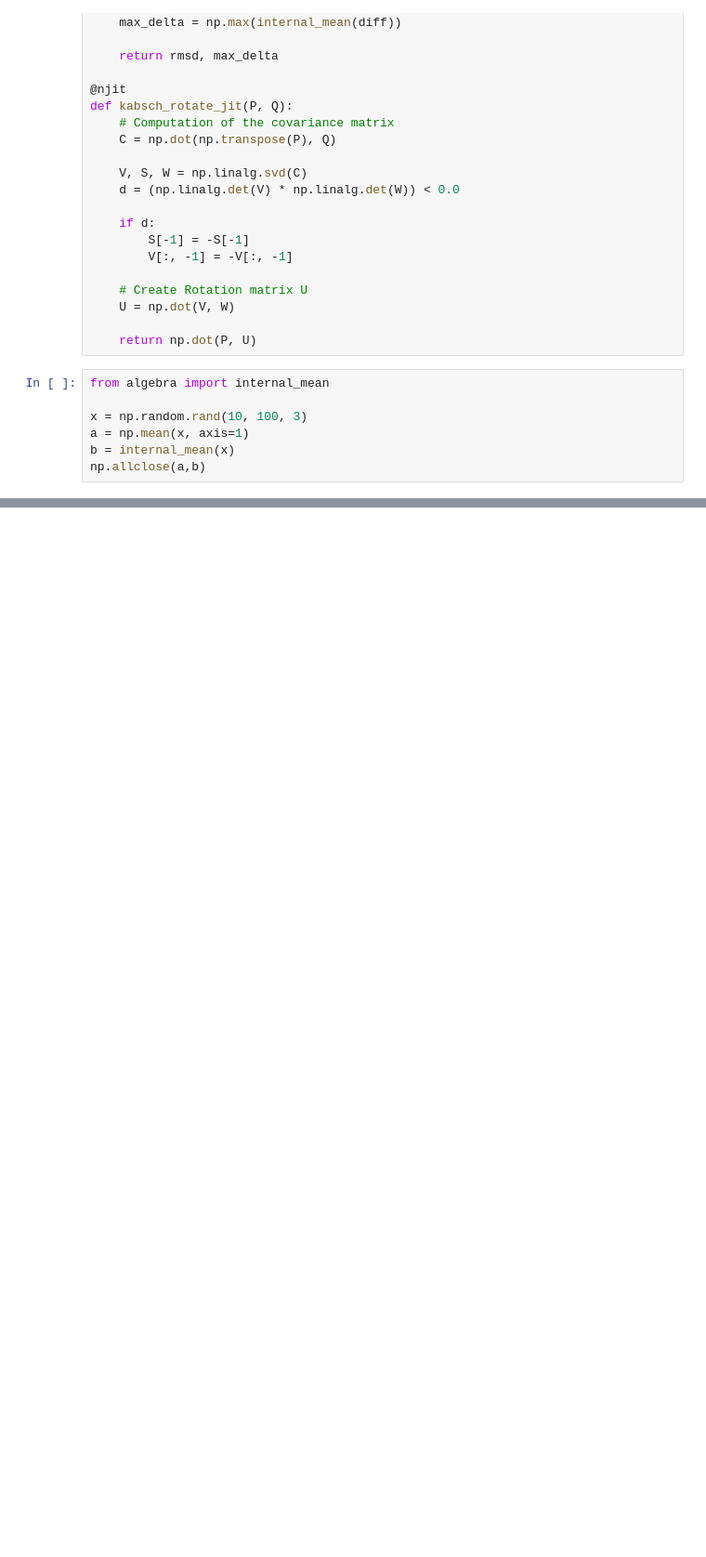
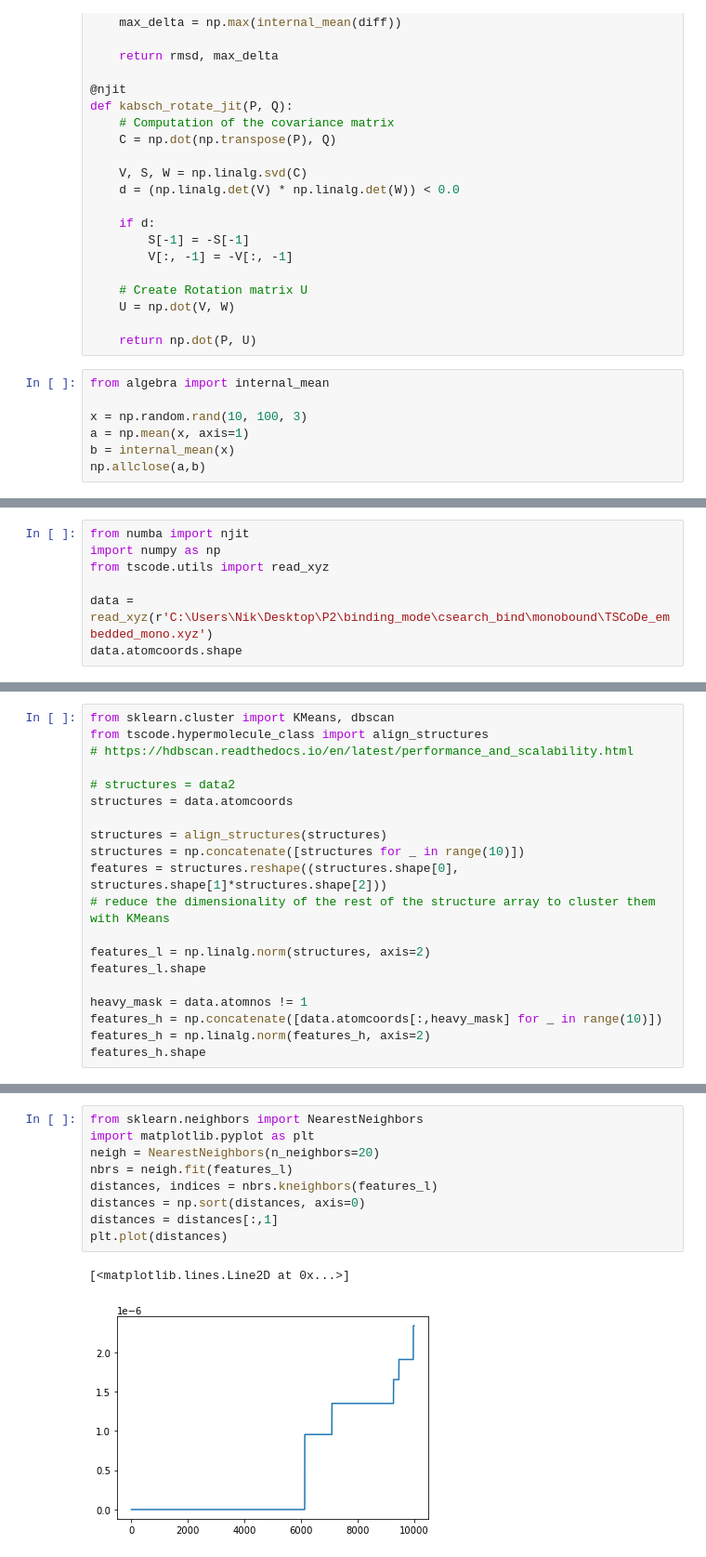
Before and after one commit to ntampellini/TSCoDe, a Jupyter notebook: tscode/test.ipynb, the cells around one changed output, grey strips where cells are left out. Shown at 93% size. Drawn from its saved outputs; the diff is of its cells as text; blank space fills up the shorter version.

```diff
--- a/tscode/test.ipynb
+++ b/tscode/test.ipynb
@@ -192,0 +508,7 @@ ValueError: list.remove(x): x not in list
+# %%
+from numba import njit
+import numpy as np
+from tscode.utils import read_xyz
+
+data = read_xyz(r'C:\Users\Nik\Desktop\P2\binding_mode\csearch_bind\monobound\TSCoDe_embedded_mono.xyz')
+data.atomcoords.shape
@@ -192,0 +523,20 @@ ValueError: list.remove(x): x not in list
+# %%
+from sklearn.cluster import KMeans, dbscan
+from tscode.hypermolecule_class import align_structures
+# https://hdbscan.readthedocs.io/en/latest/performance_and_scalability.html
+
+# structures = data2
+structures = data.atomcoords
+
+structures = align_structures(structures)
+structures = np.concatenate([structures for _ in range(10)])
+features = structures.reshape((structures.shape[0], structures.shape[1]*structures.shape[2]))
+# reduce the dimensionality of the rest of the structure array to cluster them with KMeans
+
+features_l = np.linalg.norm(structures, axis=2)
+features_l.shape
+
+heavy_mask = data.atomnos != 1
+features_h = np.concatenate([data.atomcoords[:,heavy_mask] for _ in range(10)])
+features_h = np.linalg.norm(features_h, axis=2)
+features_h.shape
@@ -192,0 +565,12 @@ ValueError: list.remove(x): x not in list
+# %%
+from sklearn.neighbors import NearestNeighbors
+import matplotlib.pyplot as plt
+neigh = NearestNeighbors(n_neighbors=20)
+nbrs = neigh.fit(features_l)
+distances, indices = nbrs.kneighbors(features_l)
+distances = np.sort(distances, axis=0)
+distances = distances[:,1]
+plt.plot(distances)
+# %% [output]
+[<matplotlib.lines.Line2D at 0x...>]
+[figure, added]
```
Also changed, not shown: parts of 65 cells of this notebook, 1 other file.
